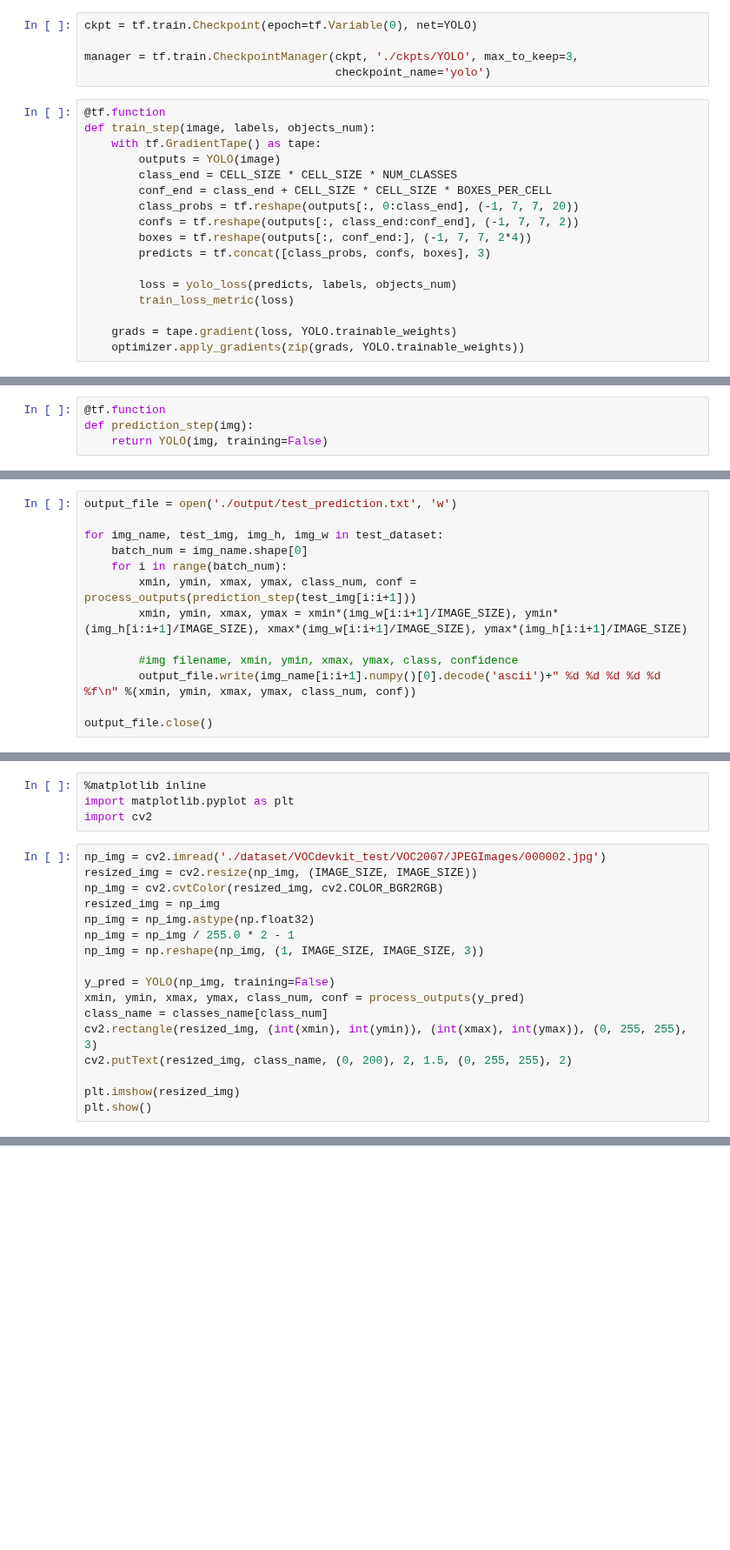
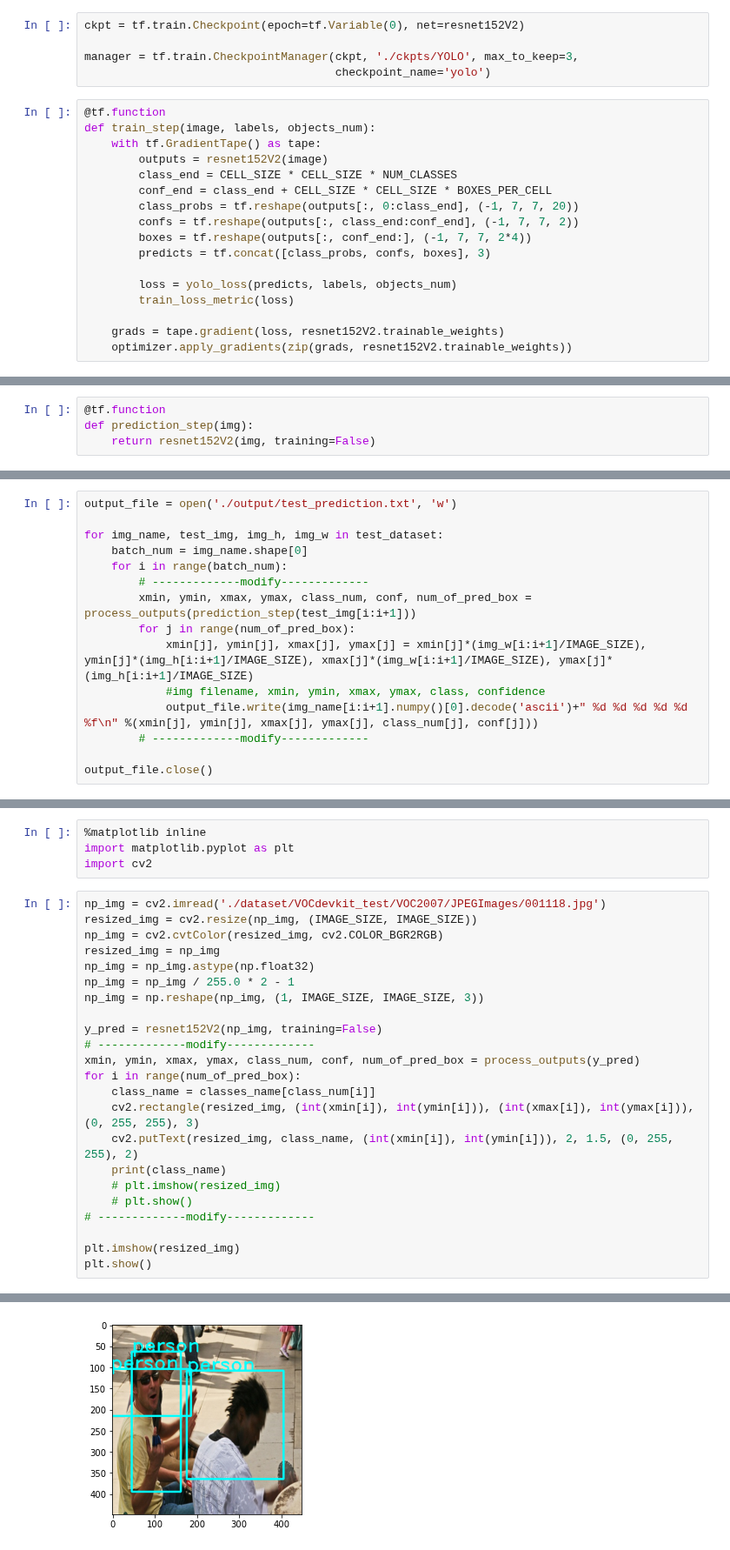
Before and after one commit to chengche6230/Deep-Learning-Course-Team-Project, a Jupyter notebook: Competition 2/Com2_lecture.ipynb, the cells around one changed output, grey strips where cells are left out. Shown at 87% size. Saved outputs shown, nothing was run; the diff lists cells and outputs as text; blank space fills up the shorter version.

```diff
--- a/Competition 2/Com2_lecture.ipynb
+++ b/Competition 2/Com2_lecture.ipynb
@@ -422,7 +425,7 @@ dataset = DatasetGenerator().generate()
 optimizer = tf.keras.optimizers.Adam(LEARNING_RATE)
 train_loss_metric = tf.keras.metrics.Mean(name='loss')
 # %%
-ckpt = tf.train.Checkpoint(epoch=tf.Variable(0), net=YOLO)
+ckpt = tf.train.Checkpoint(epoch=tf.Variable(0), net=resnet152V2)
 
 manager = tf.train.CheckpointManager(ckpt, './ckpts/YOLO', max_to_keep=3,
                                      checkpoint_name='yolo')
@@ -430,7 +433,7 @@ manager = tf.train.CheckpointManager(ckpt, './ckpts/YOLO', max_to_keep=3,
 @tf.function
 def train_step(image, labels, objects_num):
     with tf.GradientTape() as tape:
-        outputs = YOLO(image)
+        outputs = resnet152V2(image)
         class_end = CELL_SIZE * CELL_SIZE * NUM_CLASSES
         conf_end = class_end + CELL_SIZE * CELL_SIZE * BOXES_PER_CELL
         class_probs = tf.reshape(outputs[:, 0:class_end], (-1, 7, 7, 20))
@@ -441,8 +444,8 @@ def train_step(image, labels, objects_num):
         loss = yolo_loss(predicts, labels, objects_num)
         train_loss_metric(loss)
 
-    grads = tape.gradient(loss, YOLO.trainable_weights)
-    optimizer.apply_gradients(zip(grads, YOLO.trainable_weights))
+    grads = tape.gradient(loss, resnet152V2.trainable_weights)
+    optimizer.apply_gradients(zip(grads, resnet152V2.trainable_weights))
 # %%
 from datetime import datetime
 # %%
@@ -552,7 +606,7 @@ ckpt.restore('./ckpts/YOLO/yolo-3')
 # %%
 @tf.function
 def prediction_step(img):
-    return YOLO(img, training=False)
+    return resnet152V2(img, training=False)
 # %% [markdown]
 ### Make prediction and output to txt file
 # %%
@@ -561,11 +615,13 @@ output_file = open('./output/test_prediction.txt', 'w')
 for img_name, test_img, img_h, img_w in test_dataset:
     batch_num = img_name.shape[0]
     for i in range(batch_num):
-        xmin, ymin, xmax, ymax, class_num, conf = process_outputs(prediction_step(test_img[i:i+1]))
-        xmin, ymin, xmax, ymax = xmin*(img_w[i:i+1]/IMAGE_SIZE), ymin*(img_h[i:i+1]/IMAGE_SIZE), xmax*(img_w[i:i+1]/IMAGE_SIZE), ymax*(img_h[i:i+1]/IMAGE_SIZE)
-
-        #img filename, xmin, ymin, xmax, ymax, class, confidence
-        output_file.write(img_name[i:i+1].numpy()[0].decode('ascii')+" %d %d %d %d %d %f\n" %(xmin, ymin, xmax, ymax, class_num, conf))
+        # -------------modify-------------
+        xmin, ymin, xmax, ymax, class_num, conf, num_of_pred_box = process_outputs(prediction_step(test_img[i:i+1]))
+        for j in range(num_of_pred_box):
+            xmin[j], ymin[j], xmax[j], ymax[j] = xmin[j]*(img_w[i:i+1]/IMAGE_SIZE), ymin[j]*(img_h[i:i+1]/IMAGE_SIZE), xmax[j]*(img_w[i:i+1]/IMAGE_SIZE), ymax[j]*(img_h[i:i+1]/IMAGE_SIZE)
+            #img filename, xmin, ymin, xmax, ymax, class, confidence
+            output_file.write(img_name[i:i+1].numpy()[0].decode('ascii')+" %d %d %d %d %d %f\n" %(xmin[j], ymin[j], xmax[j], ymax[j], class_num[j], conf[j]))
+        # -------------modify-------------
 
 output_file.close()
 # %% [markdown]
@@ -586,7 +642,7 @@ FileNotFoundError: [Errno 2] No such file or directory: './output/test_predictio
 import matplotlib.pyplot as plt
 import cv2
 # %%
-np_img = cv2.imread('./dataset/VOCdevkit_test/VOC2007/JPEGImages/000002.jpg')
+np_img = cv2.imread('./dataset/VOCdevkit_test/VOC2007/JPEGImages/001118.jpg')
 resized_img = cv2.resize(np_img, (IMAGE_SIZE, IMAGE_SIZE))
 np_img = cv2.cvtColor(resized_img, cv2.COLOR_BGR2RGB)
 resized_img = np_img
@@ -594,11 +650,18 @@ np_img = np_img.astype(np.float32)
 np_img = np_img / 255.0 * 2 - 1
 np_img = np.reshape(np_img, (1, IMAGE_SIZE, IMAGE_SIZE, 3))
 
-y_pred = YOLO(np_img, training=False)
-xmin, ymin, xmax, ymax, class_num, conf = process_outputs(y_pred)
-class_name = classes_name[class_num]
-cv2.rectangle(resized_img, (int(xmin), int(ymin)), (int(xmax), int(ymax)), (0, 255, 255), 3)
-cv2.putText(resized_img, class_name, (0, 200), 2, 1.5, (0, 255, 255), 2)
+y_pred = resnet152V2(np_img, training=False)
+# -------------modify-------------
+xmin, ymin, xmax, ymax, class_num, conf, num_of_pred_box = process_outputs(y_pred)
+for i in range(num_of_pred_box):
+    class_name = classes_name[class_num[i]]
+    cv2.rectangle(resized_img, (int(xmin[i]), int(ymin[i])), (int(xmax[i]), int(ymax[i])), (0, 255, 255), 3)
+    cv2.putText(resized_img, class_name, (int(xmin[i]), int(ymin[i])), 2, 1.5, (0, 255, 255), 2)
+    print(class_name)
+    # plt.imshow(resized_img)
+    # plt.show()
+# -------------modify-------------
 
 plt.imshow(resized_img)
 plt.show()
+# %% [output]
@@ -604,0 +672 @@ plt.show()
+[figure, added]
```
Also changed, not shown: parts of 11 cells of this notebook.
